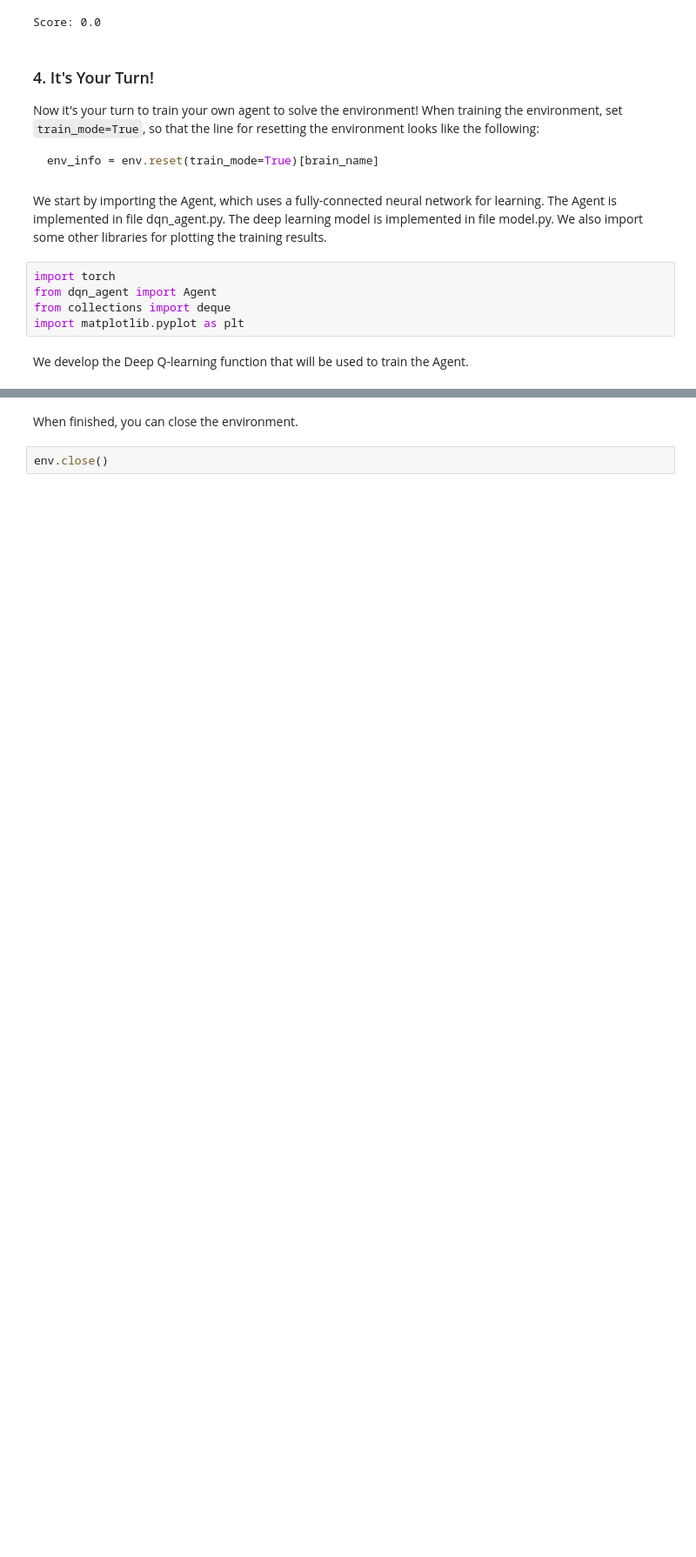
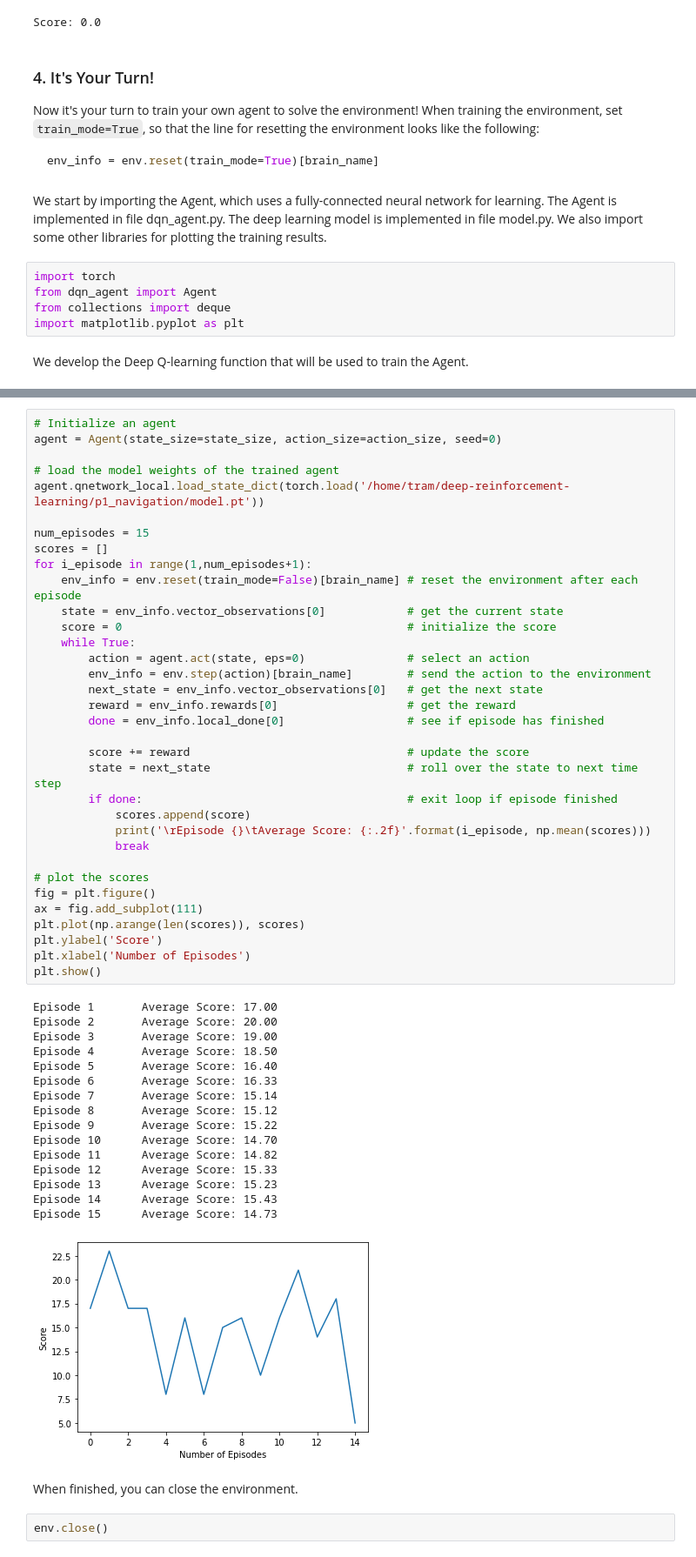
Before and after one commit to truonghuu/drlnd_navigation, a Jupyter notebook: Navigation.ipynb, the cells around one changed output, grey strips where cells are left out. Shown at 87% size. Saved outputs shown, nothing was run; the diff lists cells and outputs as text; blank space fills up the shorter version.

```diff
--- a/Navigation.ipynb
+++ b/Navigation.ipynb
@@ -208,3 +214,54 @@ Environment solved in 227 episodes!     Average Score: 13.07
+# %%
+# Initialize an agent
+agent = Agent(state_size=state_size, action_size=action_size, seed=0)
+
+# load the model weights of the trained agent
+agent.qnetwork_local.load_state_dict(torch.load('/home/tram/deep-reinforcement-learning/p1_navigation/model.pt'))
+
+num_episodes = 15
+scores = []
+for i_episode in range(1,num_episodes+1):
+    env_info = env.reset(train_mode=False)[brain_name] # reset the environment after each episode
+    state = env_info.vector_observations[0]            # get the current state
+    score = 0                                          # initialize the score
+    while True:
+        action = agent.act(state, eps=0)               # select an action
+        env_info = env.step(action)[brain_name]        # send the action to the environment
+        next_state = env_info.vector_observations[0]   # get the next state
+        reward = env_info.rewards[0]                   # get the reward
+        done = env_info.local_done[0]                  # see if episode has finished
+
+        score += reward                                # update the score
+        state = next_state                             # roll over the state to next time step
+        if done:                                       # exit loop if episode finished
+            scores.append(score)
+            print('\rEpisode {}\tAverage Score: {:.2f}'.format(i_episode, np.mean(scores)))
+            break
+
+# plot the scores
+fig = plt.figure()
+ax = fig.add_subplot(111)
+plt.plot(np.arange(len(scores)), scores)
+plt.ylabel('Score')
+plt.xlabel('Number of Episodes')
+plt.show()
+# %% [output]
+Episode 1       Average Score: 17.00
+Episode 2       Average Score: 20.00
+Episode 3       Average Score: 19.00
+Episode 4       Average Score: 18.50
+Episode 5       Average Score: 16.40
+Episode 6       Average Score: 16.33
+Episode 7       Average Score: 15.14
+Episode 8       Average Score: 15.12
+Episode 9       Average Score: 15.22
+Episode 10      Average Score: 14.70
+Episode 11      Average Score: 14.82
+Episode 12      Average Score: 15.33
+Episode 13      Average Score: 15.23
+Episode 14      Average Score: 15.43
+Episode 15      Average Score: 14.73
+[figure, added]
 # %% [markdown]
 When finished, you can close the environment.
 # %%
```
Also changed, not shown: parts of 4 cells of this notebook, 4 other files.
